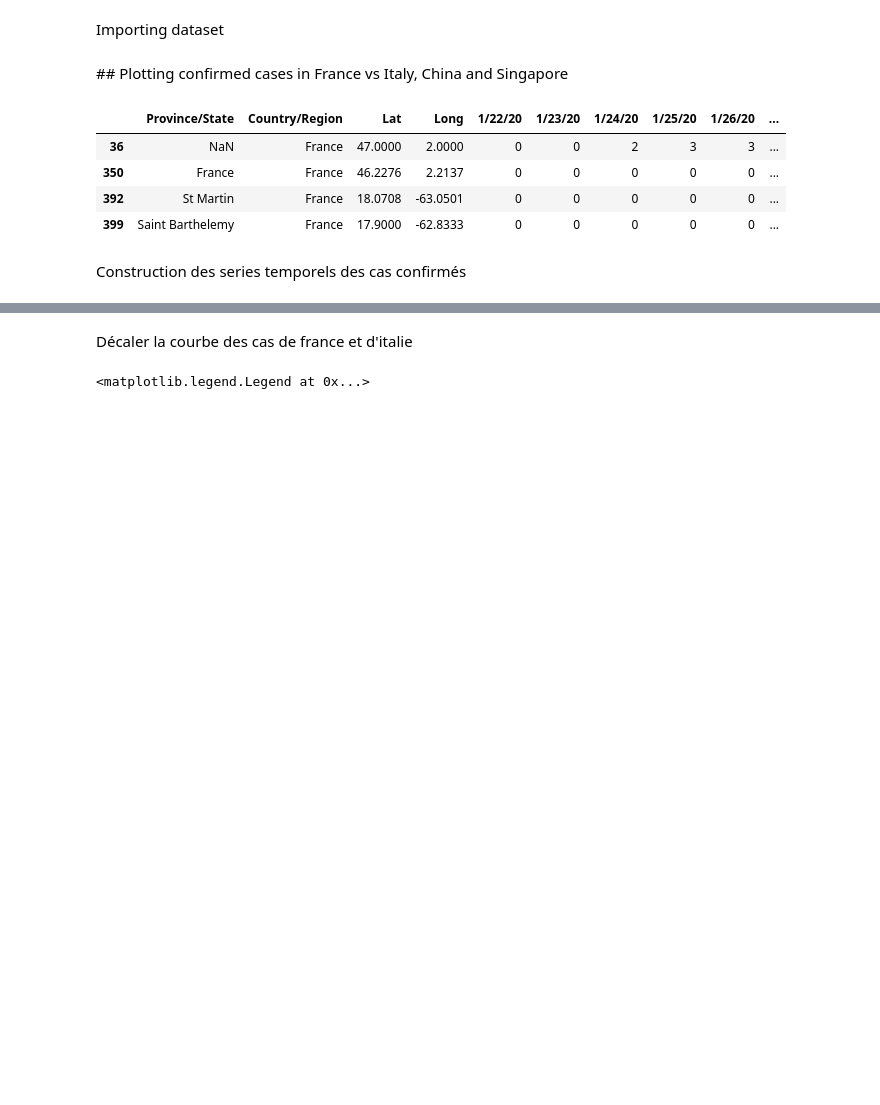
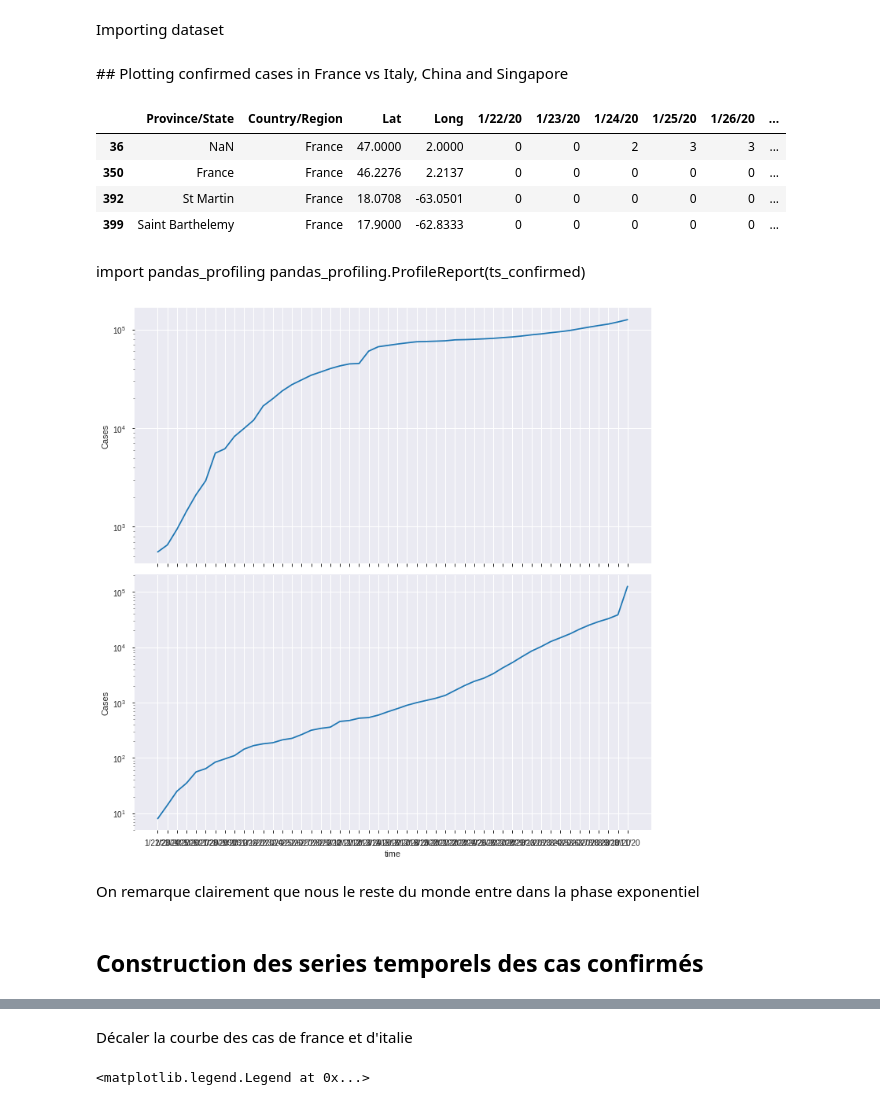
Before and after one commit to AmineDiro/Prediction-COVID19-France-, a Jupyter notebook: EDA.ipynb, the cells around one changed output, grey strips where cells are left out. Drawn from its saved outputs; the diff is of its cells as text; code cells hidden in the pictures; blank space fills up the shorter version.

```diff
--- a/EDA.ipynb
+++ b/EDA.ipynb
@@ -23,6 +23,25 @@ ts_confirmed[ts_confirmed['Country/Region'] =='France']
 | 350 | France | France | 46.2276 | 2.2137 | 0 | 0 | 0 | 0 | 0 | ... |
 | 392 | St Martin | France | 18.0708 | -63.0501 | 0 | 0 | 0 | 0 | 0 | ... |
 | 399 | Saint Barthelemy | France | 17.9000 | -62.8333 | 0 | 0 | 0 | 0 | 0 | ... |
+# %% [markdown]
+import pandas_profiling
+pandas_profiling.ProfileReport(ts_confirmed)
+# %%
+fig, axs = plt.subplots(2, 1, sharex=True, figsize=(10, 10))
+axs[0].plot(ts_confirmed.sum()[2:])
+axs[0].set_ylabel("Cases")
+axs[1].set_ylabel("Cases")
+axs[1].set_xlabel("time")
+axs[1].grid(True)
+axs[1].set_yscale("log")
+axs[0].set_yscale("log")
+
+axs[1].plot(ts_confirmed[ts_confirmed["Country/Region"] != "Mainland China"].sum()[2:])
+fig.tight_layout()
+# %% [output]
+[figure, added]
+# %% [markdown]
+On remarque clairement que nous le reste du monde entre dans la phase exponentiel
 # %% [markdown]
-Construction des series temporels des cas confirmés
+## Construction des series temporels des cas confirmés
 # %%
```
Also changed, not shown: parts of 31 cells of this notebook, 1 other file.
